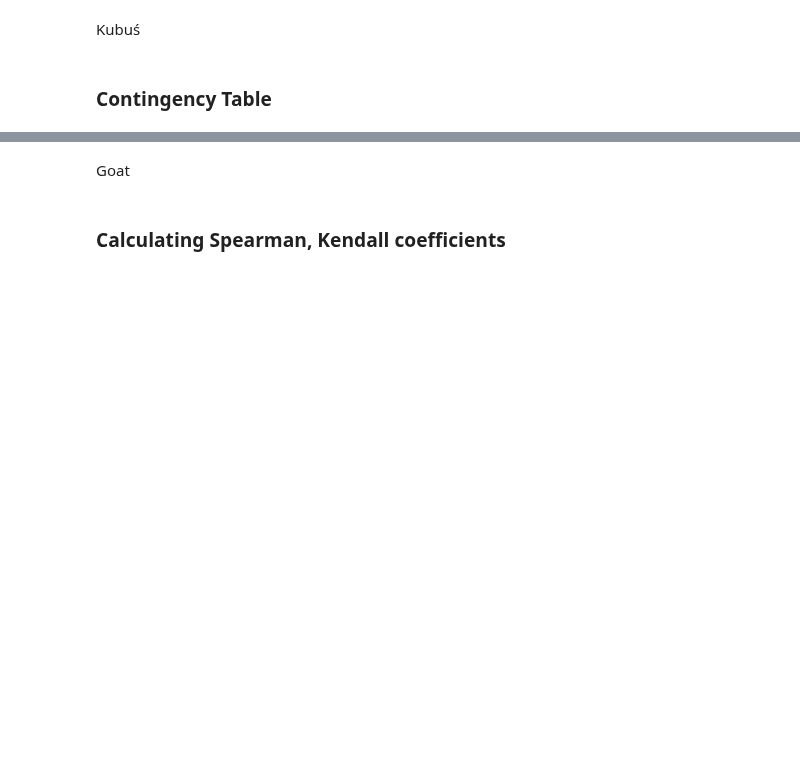
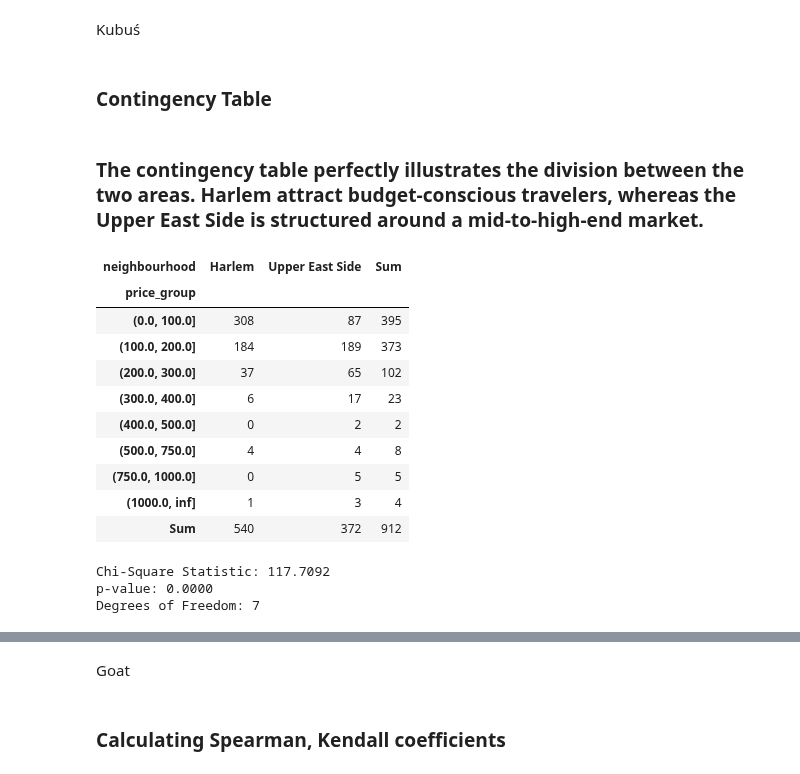
Before and after one commit to simioon/descriptive-statistics-meanlads, a Jupyter notebook: data-cleansing-visualization/Cleaning_Data_in_Python_live_session.ipynb, the cells around one changed output, grey strips where cells are left out. Cells and saved outputs as stored; diff of their text form; code cells hidden in the pictures; blank space fills up the shorter version.

```diff
--- a/data-cleansing-visualization/Cleaning_Data_in_Python_live_session.ipynb
+++ b/data-cleansing-visualization/Cleaning_Data_in_Python_live_session.ipynb
@@ -1143,3 +1143,44 @@ Szymcio
 Kubuś
 # %% [markdown]
 ### Contingency Table
+# %% [markdown]
+### The contingency table perfectly illustrates the division between the two areas. Harlem attract budget-conscious travelers, whereas the Upper East Side is structured around a mid-to-high-end market.
+# %%
+neighbourhood = ['Upper East Side', 'Harlem']
+
+df_filtered = airbnb2[airbnb2['neighbourhood'].isin(neighbourhood)]
+
+table = pd.crosstab(
+    index=df_filtered['price_group'],
+    columns=df_filtered['neighbourhood'],
+    margins=True,
+    margins_name="Sum"
+)
+
+table
+# %% [output]
+| neighbourhood | Harlem | Upper East Side | Sum |
+| price_group |  |  |  |
+| (0.0, 100.0] | 308 | 87 | 395 |
+| (100.0, 200.0] | 184 | 189 | 373 |
+| (200.0, 300.0] | 37 | 65 | 102 |
+| (300.0, 400.0] | 6 | 17 | 23 |
+| (400.0, 500.0] | 0 | 2 | 2 |
+| (500.0, 750.0] | 4 | 4 | 8 |
+| (750.0, 1000.0] | 0 | 5 | 5 |
+| (1000.0, inf] | 1 | 3 | 4 |
+| Sum | 540 | 372 | 912 |
+# %%
+from scipy.stats import chi2_contingency
+# Perform Chi-Square test
+clean_table = table.iloc[:-1, :-1]
+
+chi2, p_value, dof, expected = chi2_contingency(clean_table)
+
+print(f"Chi-Square Statistic: {chi2:.4f}")
+print(f"p-value: {p_value:.4f}")
+print(f"Degrees of Freedom: {dof}")
+# %% [output]
+Chi-Square Statistic: 117.7092
+p-value: 0.0000
+Degrees of Freedom: 7
```
Also changed, not shown: parts of 13 cells of this notebook.
